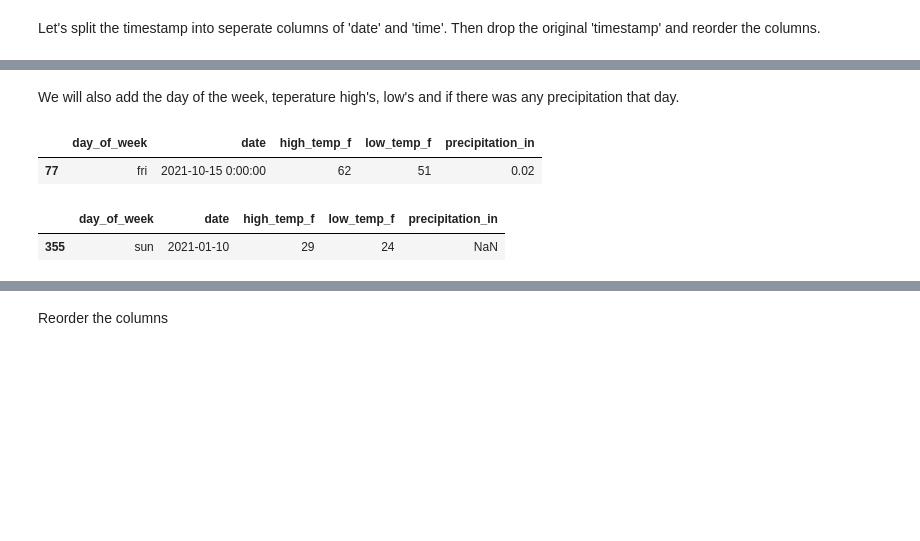
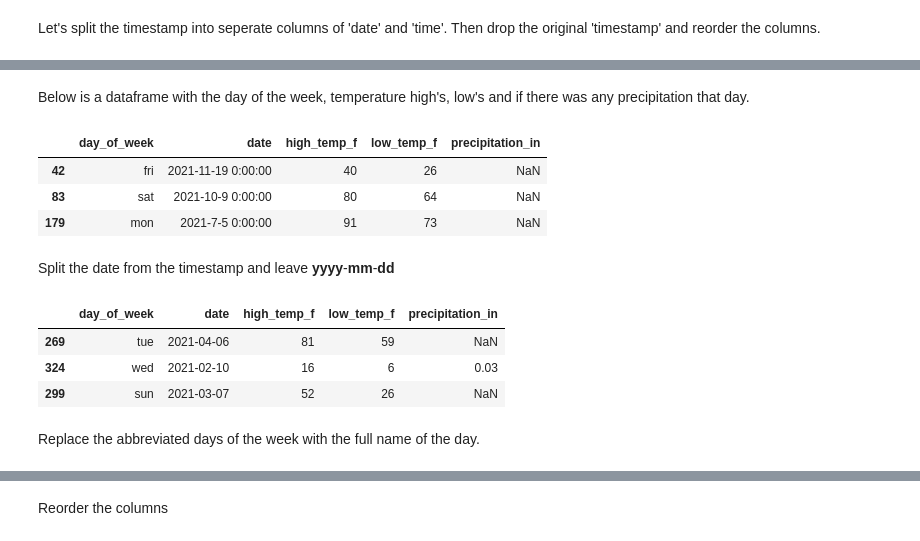
Before and after one commit to iweld/Python, a Jupyter notebook: chicago_crime_data_2021/chicago_crime_data_2021.ipynb, the cells around one changed output, grey strips where cells are left out. Saved outputs shown, nothing was run; the diff lists cells and outputs as text; code cells hidden in the pictures; blank space fills up the shorter version.

```diff
--- a/chicago_crime_data_2021/chicago_crime_data_2021.ipynb
+++ b/chicago_crime_data_2021/chicago_crime_data_2021.ipynb
@@ -80,14 +126,22 @@ crimes.sample()
 # %% [markdown]
-We will also add the day of the week, teperature high's, low's and if there was any precipitation that day.
+Below is a dataframe with the day of the week, temperature high's, low's and if there was any precipitation that day.
 # %%
-weather.sample()
+weather.sample(3)
 # %% [output]
 |  | day_of_week | date | high_temp_f | low_temp_f | precipitation_in |
-| 77 | fri | 2021-10-15 0:00:00 | 62 | 51 | 0.02 |
+| 42 | fri | 2021-11-19 0:00:00 | 40 | 26 | NaN |
+| 83 | sat | 2021-10-9 0:00:00 | 80 | 64 | NaN |
+| 179 | mon | 2021-7-5 0:00:00 | 91 | 73 | NaN |
+# %% [markdown]
+Split the date from the timestamp and leave <b>yyyy</b>-<b>mm</b>-<b>dd</b>
 # %%
 weather['date'] = pd.to_datetime(weather['date']).dt.date
 # %%
-weather.sample()
+weather.sample(3)
 # %% [output]
 |  | day_of_week | date | high_temp_f | low_temp_f | precipitation_in |
-| 355 | sun | 2021-01-10 | 29 | 24 | NaN |
+| 269 | tue | 2021-04-06 | 81 | 59 | NaN |
+| 324 | wed | 2021-02-10 | 16 | 6 | 0.03 |
+| 299 | sun | 2021-03-07 | 52 | 26 | NaN |
+# %% [markdown]
+Replace the abbreviated days of the week with the full name of the day.
```
Also changed, not shown: parts of 39 cells of this notebook, 1 other file.
